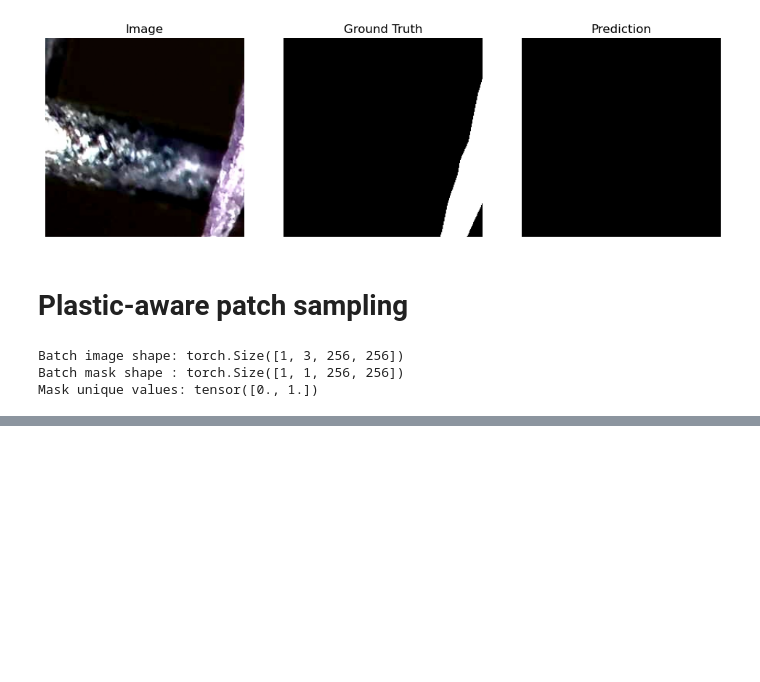
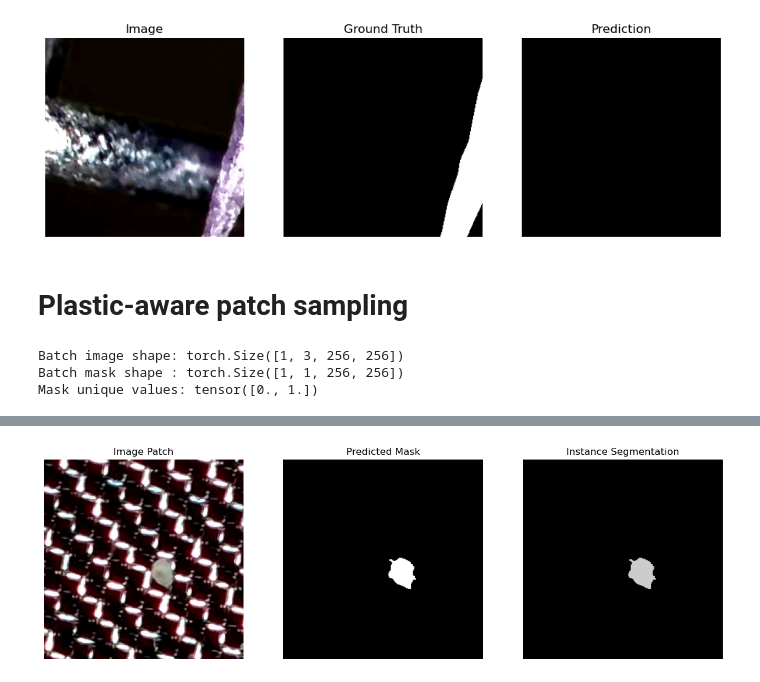
Before and after one commit to Kishmala0987/MicroplasticNet-Automated-Segmentation-and-Classification-of-Microplastic-Particles, a Jupyter notebook: BinarySegmentation.ipynb, the cells around one changed output, grey strips where cells are left out. Saved outputs shown, nothing was run; the diff lists cells and outputs as text; code cells hidden in the pictures; blank space fills up the shorter version.

```diff
--- a/BinarySegmentation.ipynb
+++ b/BinarySegmentation.ipynb
@@ -442,0 +682,81 @@ for epoch in range(num_epochs):
+# %%
+import torch
+import numpy as np
+import matplotlib.pyplot as plt
+from scipy.ndimage import label
+
+model.eval()
+
+# get batch
+images, masks, y, x = next(iter(test_loader))
+
+images = images.to(device)
+
+with torch.no_grad():
+    preds = model(images)
+
+# convert
+image = images[0].permute(1,2,0).cpu().numpy()
+pred = preds[0][0].cpu().numpy()
+
+binary_mask = (pred > 0.5).astype(np.uint8)
+
+# instance separation
+labeled_mask, num_objects = label(binary_mask)
+
+print("Detected objects:", num_objects)
+
+# --- Load FULL GT ---
+img_path = test_dataset.img_paths[0]
+mask_path = MASK_DIR_TEST / (img_path.stem + ".npz")
+
+mask_data = np.load(mask_path)['data']
+type_full = mask_data[:, :, 1]
+
+# --- Extract SAME PATCH ---
+patch_size = 256
+y = y.item()
+x = x.item()
+
+type_patch = type_full[y:y+patch_size, x:x+patch_size]
+
+# --- Classification ---
+results = []
+
+for obj_id in range(1, num_objects+1):
+    obj_pixels = type_patch[labeled_mask == obj_id]
+
+    if len(obj_pixels) == 0:
+        continue
+
+    if 100 in obj_pixels:
+        label_type = "FIBER"
+    else:
+        label_type = "FRAGMENT"
+
+    results.append((obj_id, label_type))
+
+# --- Visualization ---
+plt.figure(figsize=(15,5))
+
+plt.subplot(1,3,1)
+plt.imshow(image)
+plt.title("Image Patch")
+plt.axis("off")
+
+plt.subplot(1,3,2)
+plt.imshow(binary_mask, cmap="gray")
+plt.title("Predicted Mask")
+plt.axis("off")
+
+plt.subplot(1,3,3)
+plt.imshow(labeled_mask, cmap="nipy_spectral")
+plt.title("Instance Segmentation")
+plt.axis("off")
+
+plt.show()
+
+# results
+for obj_id, label_type in results:
+    print(f"Object {obj_id}: {label_type}")
+# %% [output]
@@ -442,0 +764 @@ for epoch in range(num_epochs):
+[figure, added]
```
Also changed, not shown: parts of 12 cells of this notebook.
